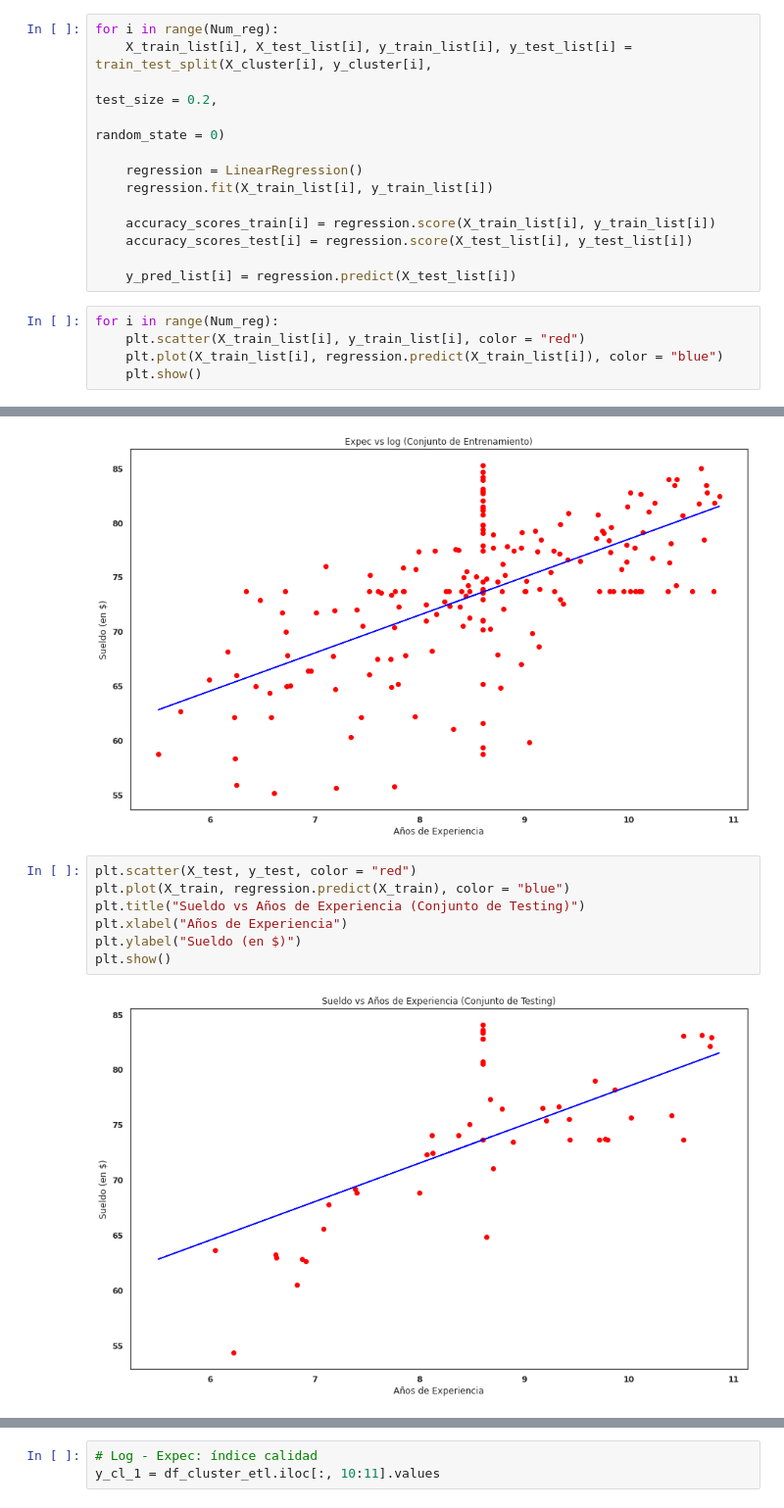
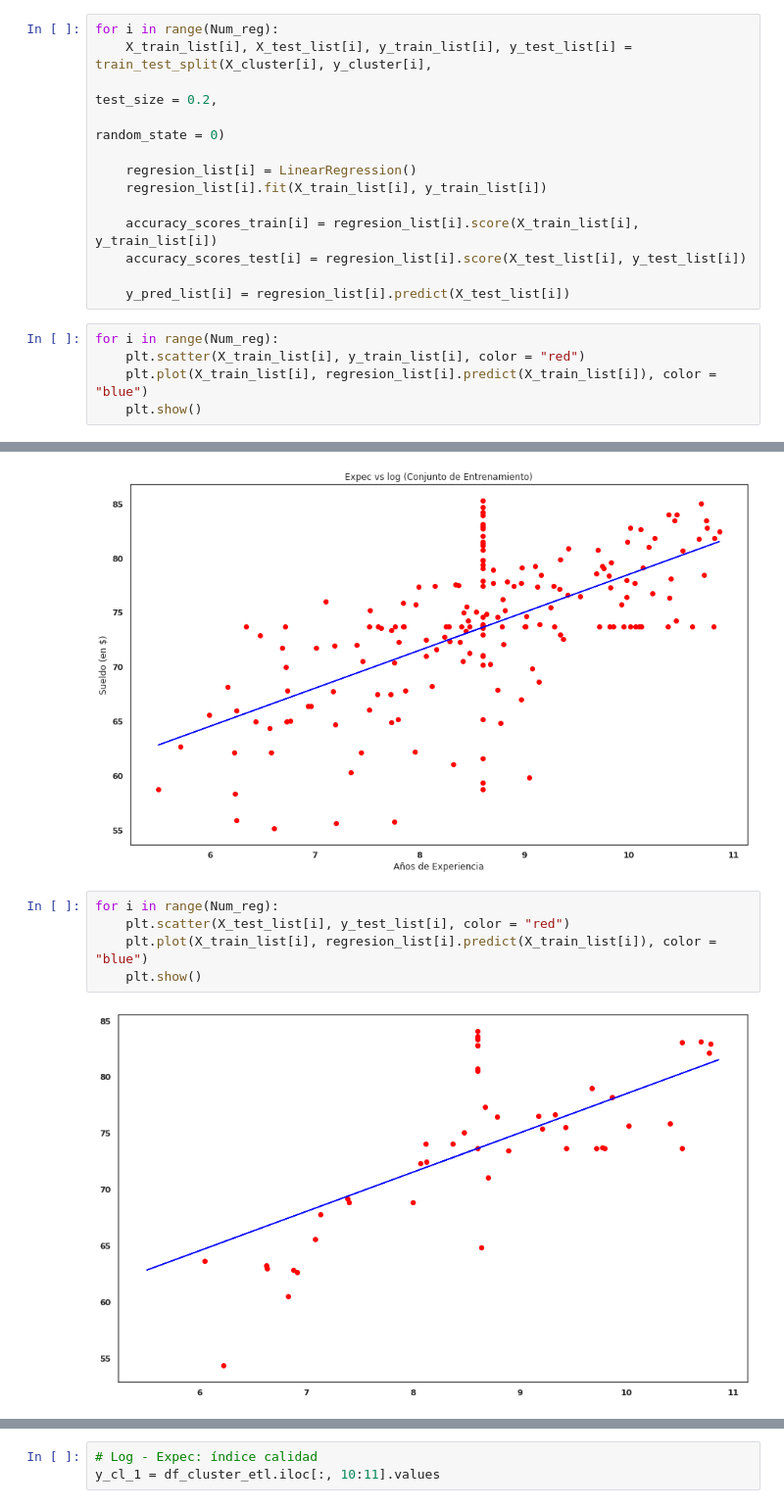
Before and after one commit to PhysTony/ICD_CIDE, a Jupyter notebook: Proyecto/Antonio_Huerta_Montellano_Proyecto.ipynb, the cells around one changed output, grey strips where cells are left out. Shown at 98% size. Drawn from its saved outputs; the diff is of its cells as text.

```diff
--- a/Proyecto/Antonio_Huerta_Montellano_Proyecto.ipynb
+++ b/Proyecto/Antonio_Huerta_Montellano_Proyecto.ipynb
@@ -1590,16 +1590,16 @@ for i in range(Num_reg):
                                                                                         test_size = 0.2,
                                                                                         random_state = 0)
 
-    regression = LinearRegression()
-    regression.fit(X_train_list[i], y_train_list[i])
+    regresion_list[i] = LinearRegression()
+    regresion_list[i].fit(X_train_list[i], y_train_list[i])
 
-    accuracy_scores_train[i] = regression.score(X_train_list[i], y_train_list[i])
-    accuracy_scores_test[i] = regression.score(X_test_list[i], y_test_list[i])
+    accuracy_scores_train[i] = regresion_list[i].score(X_train_list[i], y_train_list[i])
+    accuracy_scores_test[i] = regresion_list[i].score(X_test_list[i], y_test_list[i])
 
-    y_pred_list[i] = regression.predict(X_test_list[i])
+    y_pred_list[i] = regresion_list[i].predict(X_test_list[i])
 # %%
 for i in range(Num_reg):
     plt.scatter(X_train_list[i], y_train_list[i], color = "red")
-    plt.plot(X_train_list[i], regression.predict(X_train_list[i]), color = "blue")
+    plt.plot(X_train_list[i], regresion_list[i].predict(X_train_list[i]), color = "blue")
     plt.show()
 # %% [output]
@@ -1609,11 +1610,9 @@ ValueError: matmul: Input operand 1 has a mismatch in its core dimension 0, with
 # %% [output]
 [figure]
 # %%
-plt.scatter(X_test, y_test, color = "red")
-plt.plot(X_train, regression.predict(X_train), color = "blue")
-plt.title("Sueldo vs Años de Experiencia (Conjunto de Testing)")
-plt.xlabel("Años de Experiencia")
-plt.ylabel("Sueldo (en $)")
-plt.show()
+for i in range(Num_reg):
+    plt.scatter(X_test_list[i], y_test_list[i], color = "red")
+    plt.plot(X_train_list[i], regresion_list[i].predict(X_train_list[i]), color = "blue")
+    plt.show()
 # %% [output]
-[figure, old version]
+[figure, new version]
```
Also changed, not shown: parts of 4 cells of this notebook.
